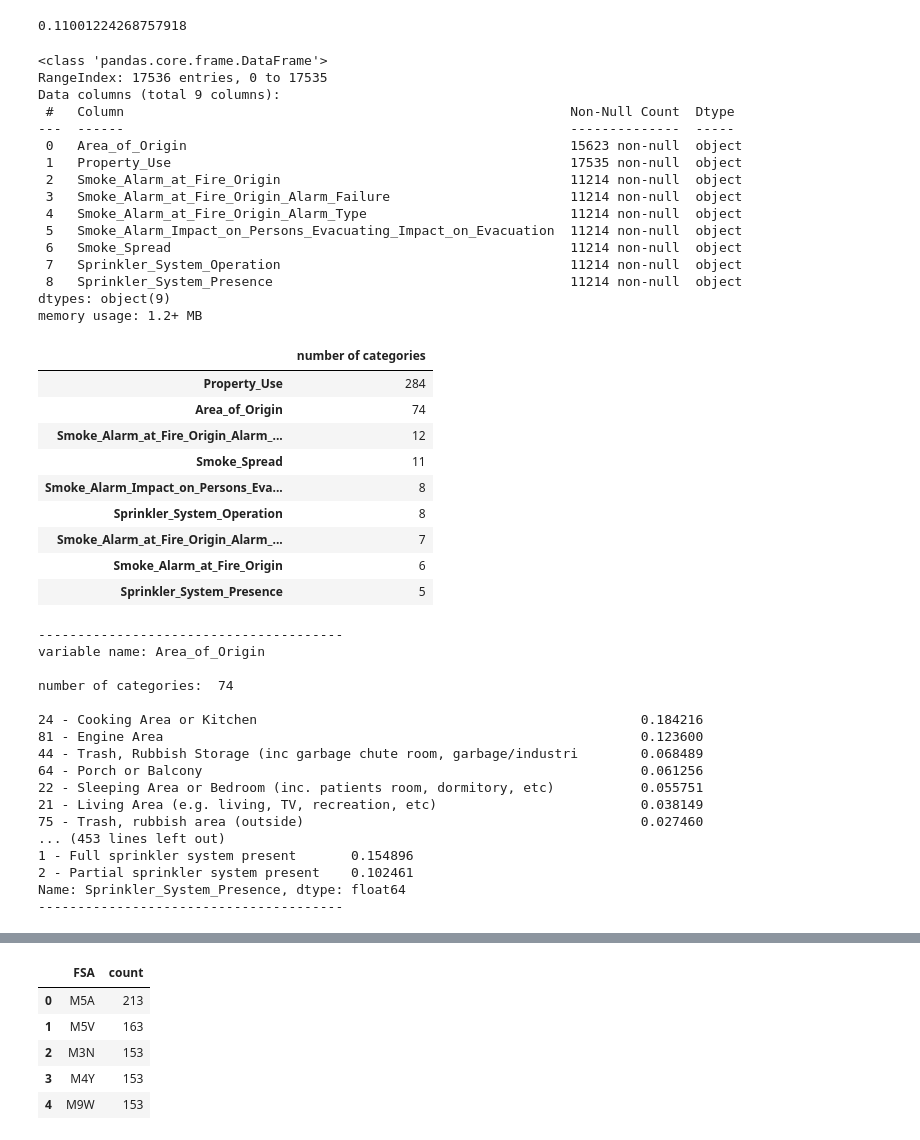
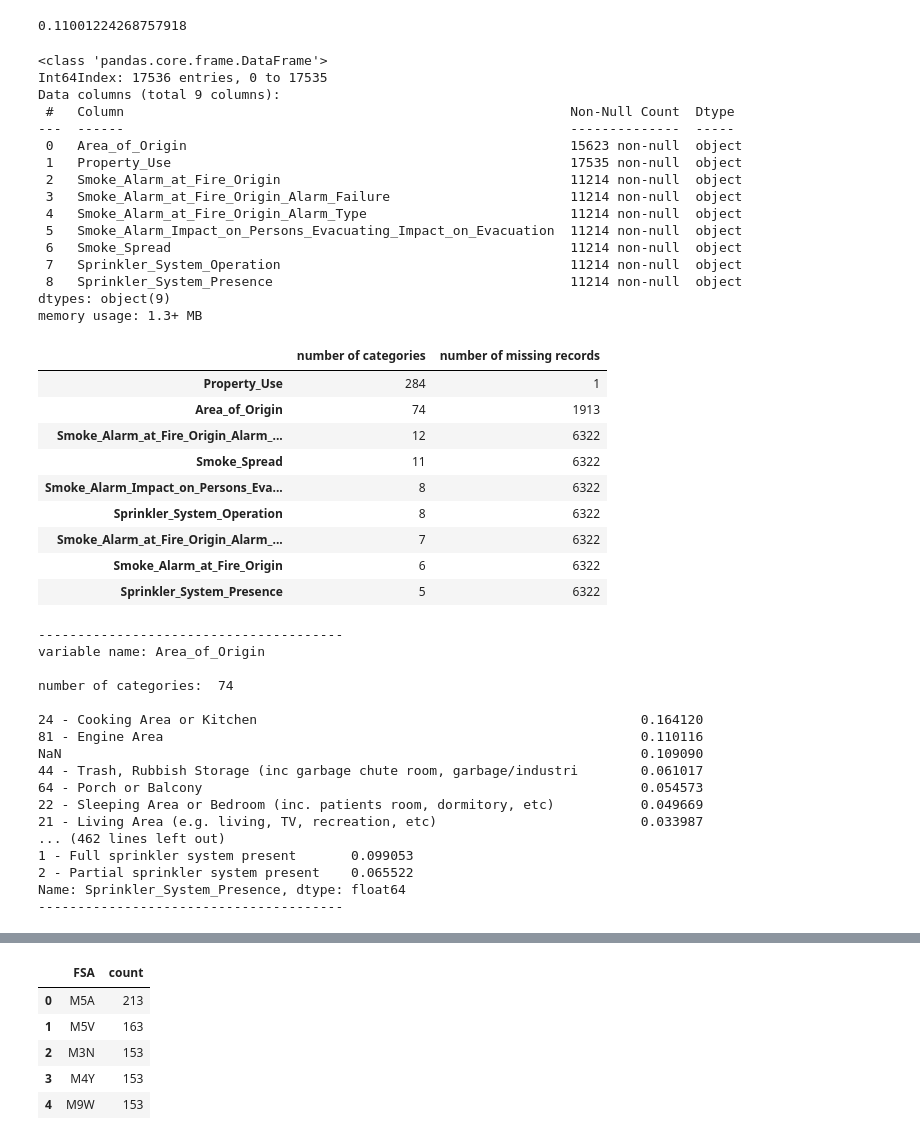
Before and after one commit to JimenaBaripatti/FeatureEngineering, a Jupyter notebook: Fire_FSA_and_demographic_.ipynb, the cells around one changed output, grey strips where cells are left out. Cells and saved outputs as stored; diff of their text form; code cells hidden in the pictures.

```diff
--- a/Fire_FSA_and_demographic_.ipynb
+++ b/Fire_FSA_and_demographic_.ipynb
@@ -431,2 +594,2 @@ Fire_w_demographics.to_csv('Fire_w_demographics.csv',index=False)
 # %%
-df=pd.read_csv('https://raw.githubusercontent.com/JimenaBaripatti/FeatureEngineering/main/data/Fire_w_demographics.csv')
+df=pd.read_csv('https://raw.githubusercontent.com/JimenaBaripatti/FeatureEngineering/main/data/current_dataset/fire_incident_station_weather_demo_combined.csv', index_col=[0])
@@ -490,7 +657,7 @@ Siqi_Variables=['Area_of_Origin','Property_Use','Smoke_Alarm_at_Fire_Origin','Sm
 df[Siqi_Variables].info()
 # %% [output]
 <class 'pandas.core.frame.DataFrame'>
-RangeIndex: 17536 entries, 0 to 17535
+Int64Index: 17536 entries, 0 to 17535
 Data columns (total 9 columns):
  #   Column                                                         Non-Null Count  Dtype
 ---  ------                                                         --------------  -----
@@ -504,22 +671,23 @@ Data columns (total 9 columns):
  7   Sprinkler_System_Operation                                     11214 non-null  object
  8   Sprinkler_System_Presence                                      11214 non-null  object
 dtypes: object(9)
-memory usage: 1.2+ MB
+memory usage: 1.3+ MB
 # %%
 n_cat = [df[x].unique().shape[0] for x in Siqi_Variables]
+n_missing=[df[x].isnull().sum() for x in Siqi_Variables]
 # %%
-pd.DataFrame(data=n_cat,index=Siqi_Variables, columns=['number of categories']).sort_values(by=['number of categories'], ascending=False)
+pd.DataFrame(data=zip(n_cat,n_missing),index=Siqi_Variables, columns=['number of categories','number of missing records']).sort_values(by=['number of categories'], ascending=False)
 # %% [output]
-|  | number of categories |
-| Property_Use | 284 |
-| Area_of_Origin | 74 |
-| Smoke_Alarm_at_Fire_Origin_Alarm_... | 12 |
-| Smoke_Spread | 11 |
-| Smoke_Alarm_Impact_on_Persons_Eva... | 8 |
-| Sprinkler_System_Operation | 8 |
-| Smoke_Alarm_at_Fire_Origin_Alarm_... | 7 |
-| Smoke_Alarm_at_Fire_Origin | 6 |
-| Sprinkler_System_Presence | 5 |
+|  | number of categories | number of missing records |
+| Property_Use | 284 | 1 |
+| Area_of_Origin | 74 | 1913 |
+| Smoke_Alarm_at_Fire_Origin_Alarm_... | 12 | 6322 |
+| Smoke_Spread | 11 | 6322 |
+| Smoke_Alarm_Impact_on_Persons_Eva... | 8 | 6322 |
+| Sprinkler_System_Operation | 8 | 6322 |
+| Smoke_Alarm_at_Fire_Origin_Alarm_... | 7 | 6322 |
+| Smoke_Alarm_at_Fire_Origin | 6 | 6322 |
+| Sprinkler_System_Presence | 5 | 6322 |
 # %%
 #explore different
 def exploration_cat(c):
@@ -540,15 +708,15 @@ variable name: Area_of_Origin
 
 number of categories:  74
 
-24 - Cooking Area or Kitchen                                                 0.184216
-81 - Engine Area                                                             0.123600
-44 - Trash, Rubbish Storage (inc garbage chute room, garbage/industri        0.068489
-64 - Porch or Balcony                                                        0.061256
-22 - Sleeping Area or Bedroom (inc. patients room, dormitory, etc)           0.055751
-21 - Living Area (e.g. living, TV, recreation, etc)                          0.038149
-75 - Trash, rubbish area (outside)                                           0.027460
-... (453 lines left out)
-1 - Full sprinkler system present       0.154896
-2 - Partial sprinkler system present    0.102461
+24 - Cooking Area or Kitchen                                                 0.164120
+81 - Engine Area                                                             0.110116
+NaN                                                                          0.109090
+44 - Trash, Rubbish Storage (inc garbage chute room, garbage/industri        0.061017
+64 - Porch or Balcony                                                        0.054573
+22 - Sleeping Area or Bedroom (inc. patients room, dormitory, etc)           0.049669
+21 - Living Area (e.g. living, TV, recreation, etc)                          0.033987
+... (462 lines left out)
+1 - Full sprinkler system present       0.099053
+2 - Partial sprinkler system present    0.065522
 Name: Sprinkler_System_Presence, dtype: float64
 ---------------------------------------
```
Also changed, not shown: parts of 74 cells of this notebook.
